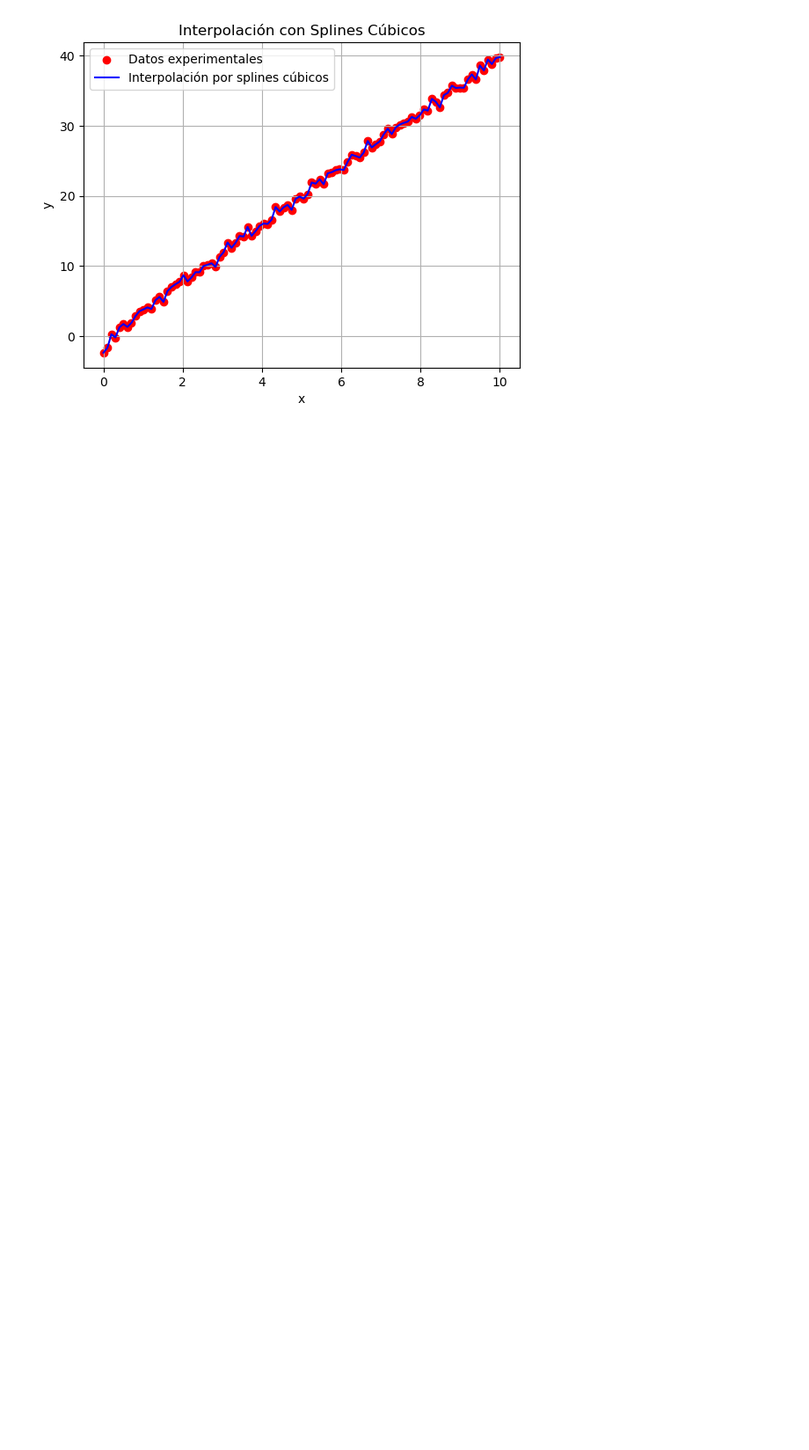
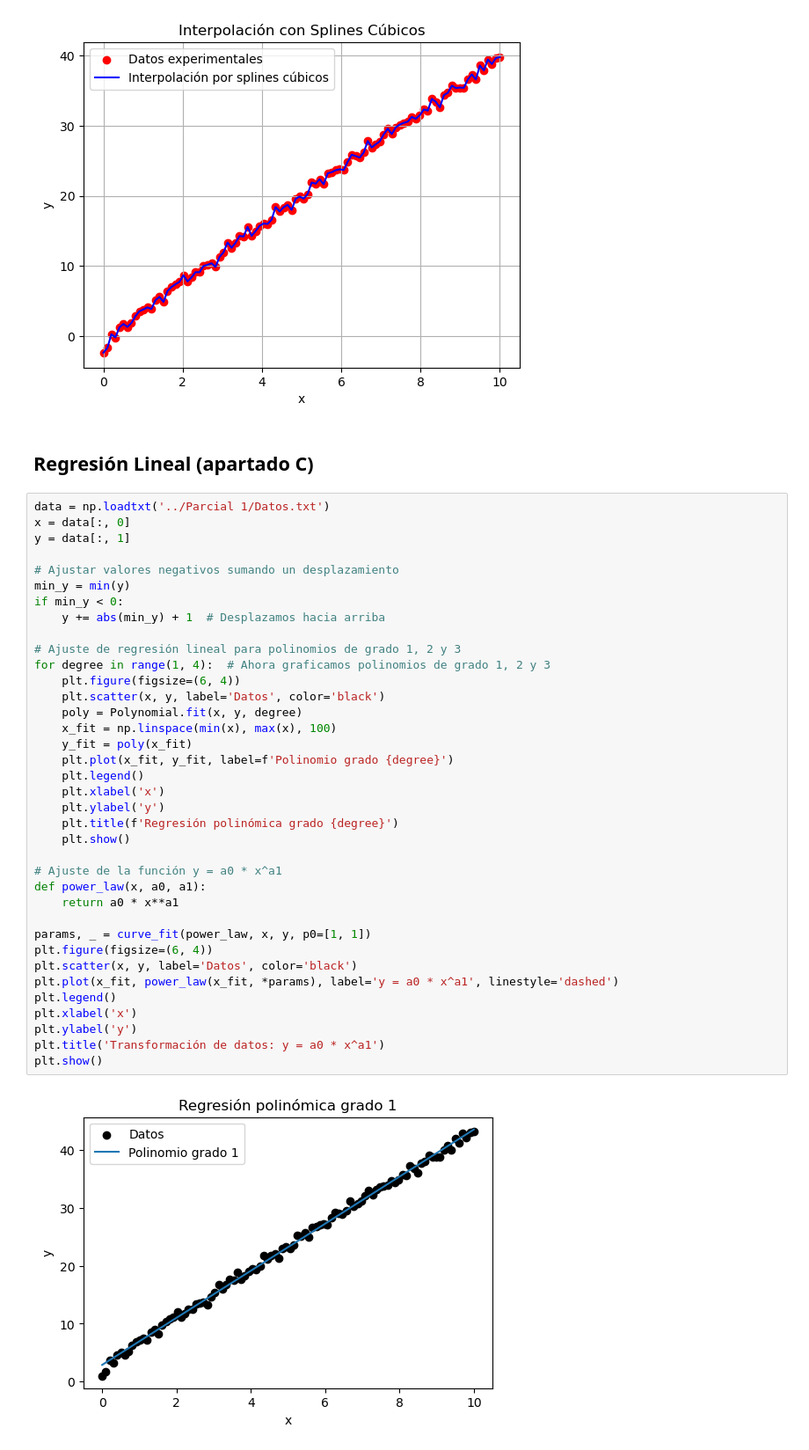
Before and after one commit to Jacobo24/Talleres_sim_num, a Jupyter notebook: Parcial 1/Examen_Parcial1.ipynb, the cells around one changed output. Shown: that part at 88% size. Cells and saved outputs as stored; diff of their text form; blank space fills up the shorter version.

Commit message:
pasar el archivo de jose para juntarlo con el mío

```diff
--- a/Parcial 1/Examen_Parcial1.ipynb
+++ b/Parcial 1/Examen_Parcial1.ipynb
@@ -129,3 +131,44 @@ plt.grid()
 plt.show()
 # %% [output]
 [figure]
+# %% [markdown]
+## Regresión Lineal (apartado C)
+# %%
+data = np.loadtxt('../Parcial 1/Datos.txt')
+x = data[:, 0]
+y = data[:, 1]
+
+# Ajustar valores negativos sumando un desplazamiento
+min_y = min(y)
+if min_y < 0:
+    y += abs(min_y) + 1  # Desplazamos hacia arriba
+
+# Ajuste de regresión lineal para polinomios de grado 1, 2 y 3
+for degree in range(1, 4):  # Ahora graficamos polinomios de grado 1, 2 y 3
+    plt.figure(figsize=(6, 4))
+    plt.scatter(x, y, label='Datos', color='black')
+    poly = Polynomial.fit(x, y, degree)
+    x_fit = np.linspace(min(x), max(x), 100)
+    y_fit = poly(x_fit)
+    plt.plot(x_fit, y_fit, label=f'Polinomio grado {degree}')
+    plt.legend()
+    plt.xlabel('x')
+    plt.ylabel('y')
+    plt.title(f'Regresión polinómica grado {degree}')
+    plt.show()
+
+# Ajuste de la función y = a0 * x^a1
+def power_law(x, a0, a1):
+    return a0 * x**a1
+
+params, _ = curve_fit(power_law, x, y, p0=[1, 1])
+plt.figure(figsize=(6, 4))
+plt.scatter(x, y, label='Datos', color='black')
+plt.plot(x_fit, power_law(x_fit, *params), label='y = a0 * x^a1', linestyle='dashed')
+plt.legend()
+plt.xlabel('x')
+plt.ylabel('y')
+plt.title('Transformación de datos: y = a0 * x^a1')
+plt.show()
+# %% [output]
+[figure, added]
```
Also changed, not shown: parts of 6 cells of this notebook, 1 other file.
